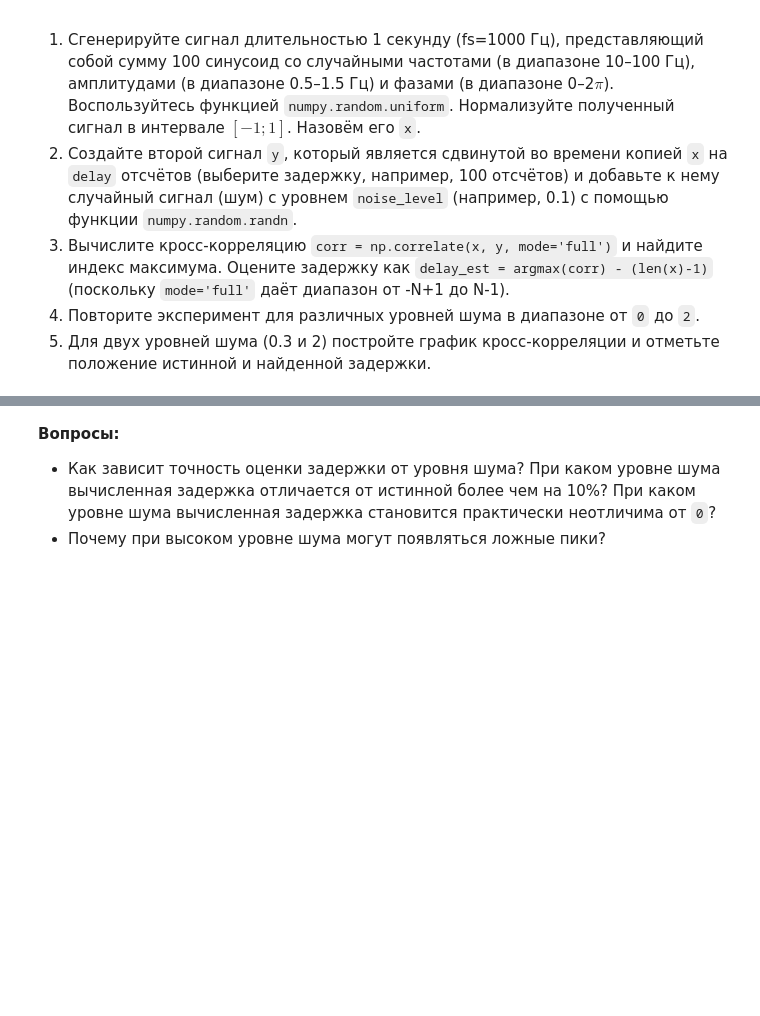
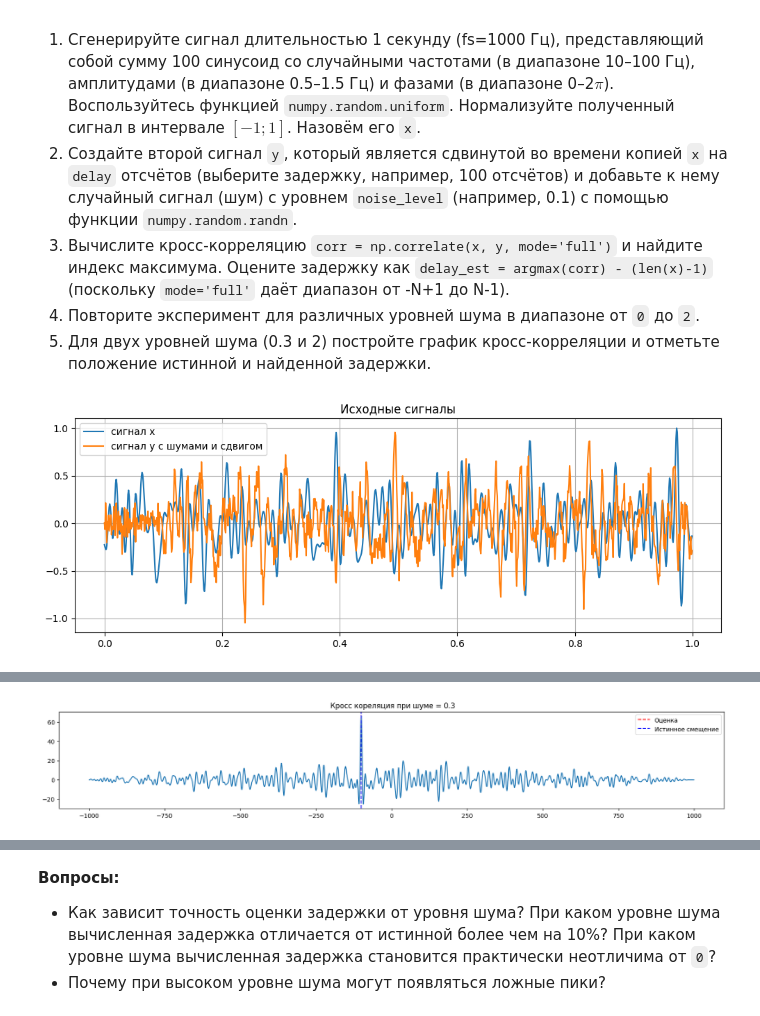
Before and after one commit to Korobokkk/YADRO-2026_dsp-seminars, a Jupyter notebook: KieselevIseminars/3.ipynb, the cells around one changed output, grey strips where cells are left out. Cells and saved outputs as stored; diff of their text form; code cells hidden in the pictures; blank space fills up the shorter version.

```diff
--- a/KieselevIseminars/3.ipynb
+++ b/KieselevIseminars/3.ipynb
@@ -280,35 +301,92 @@ TypeError: 'tuple' object is not callable
 # %%
 np.random.seed(42)
 
 fs = 1000
 t = np.arange(0, 1, 1 / fs)
 
 freq_arr = np.random.uniform(10, 100, 100)
 A_arr = np.random.uniform(0.5, 1.5, 100)
 phase_arr = np.random.uniform(0, 2 * np.pi, 100)
 
 x = np.zeros_like(t)
 for i in range(100):
     x += A_arr[i] * np.sin(2*np.pi*freq_arr[i]*t + phase_arr[i])
 x/= np.max(np.abs(x))
 
-plt.plot(t, x)
-plt.ylim(0,1)
-plt.xlim(0,1)
-plt.grid(True)
-plt.show()
-
 delay = 100
-noise_level =0.1
+noise_level = 0.1
+#rand_arr = np.random.randn(len(x))
 noise_arr = noise_level * np.random.randn(len(x))
 
 y = np.zeros_like(t)
 y[delay:] = x[:-delay]
 y += noise_arr
-y /= np.max(np.abs(y))
+# y /= np.max(np.abs(y))
+# убрал нормализациб y
 
-plt.plot(t, y)
-plt.xlim(0, 1)
-plt.ylim(0,1)
+plt.title('Исходные сигналы')
+plt.plot(t, x, label = 'сигнал x')
+plt.plot(t, y, label = 'сигнал y с шумами и сдвигом')
+plt.xlim = (0, 1)
+plt.ylim = (-1,1)
 plt.grid(True)
+plt.legend()
 plt.show()
+
+corr = np.correlate(x, y, mode = 'full')
+delay_est = np.argmax(corr) - (len(x)-1)
+print('delay_est для первого случая (c шумом = 0.1) = ', delay_est)
+
+for j in np.arange(0, 2.1, 0.1):
+  noise_level = j
+  noise_arr = noise_level * np.random.randn(len(x))
+
+  y = np.zeros_like(t)
+  y[delay:] = x[:-delay]
+  y += noise_arr
+  # y /= np.max(np.abs(y))
+
+  corr = np.correlate(x, y, mode = 'full')
+  delay_est = np.argmax(corr) - (len(x)-1)
+  print(f'delay_est для случая (c уровнем шума = {j:.1f}) = ', delay_est)
+
+
+noise_arr = 3 * np.random.randn(len(x))
+
+y = np.zeros_like(t)
+y[delay:] = x[:-delay]
+y += noise_arr
+# y /= np.max(np.abs(y))
+
+corr = np.correlate(x, y, mode = 'full')
+delay_est = np.argmax(corr) - (len(x)-1)
+print(f'delay_est для случая (c уровнем шума = {3:.1f}) = ', delay_est)
+
+
+print('\n\n')
+def building_plot(noise_level, index_subplot):
+  noise_arr = noise_level * np.random.randn(len(x))
+  y = np.zeros_like(t)
+  y[delay:] = x[:-delay]
+  y += noise_arr
+  # y /= np.max(np.abs(y))
+
+  corr = np.correlate(x, y, mode = 'full')
+  delay_est = np.argmax(corr) - (len(x)-1)
+  print(f'delay_est для случая (c уровнем шума = {noise_level:.1f}) = ', delay_est)
+  print(f'Истинная задержка - {delay}')
+
+  tmp = np.arange(-len(x) + 1, len(x)) #идея сдвига украдена у
+  plt.figure(figsize=(20, 10))
+  plt.subplot(3,1,index_subplot)
+  plt.title(f' Кросс кореляция при шуме = {noise_level}')
+  plt.plot(tmp, corr)
+  plt.axvline(delay_est, color='r', linestyle='--', label='Оценка')
+  plt.axvline(-delay, color='b', linestyle='--', label='Истинное смещение')
+  plt.legend()
+  plt.show()
+
+building_plot(0.3, 1)
+building_plot(2, 2)
+# %% [output]
+[figure, added]
@@ -314,0 +410 @@ plt.show()
+[figure, added]
```
Also changed, not shown: parts of 3 cells of this notebook.
